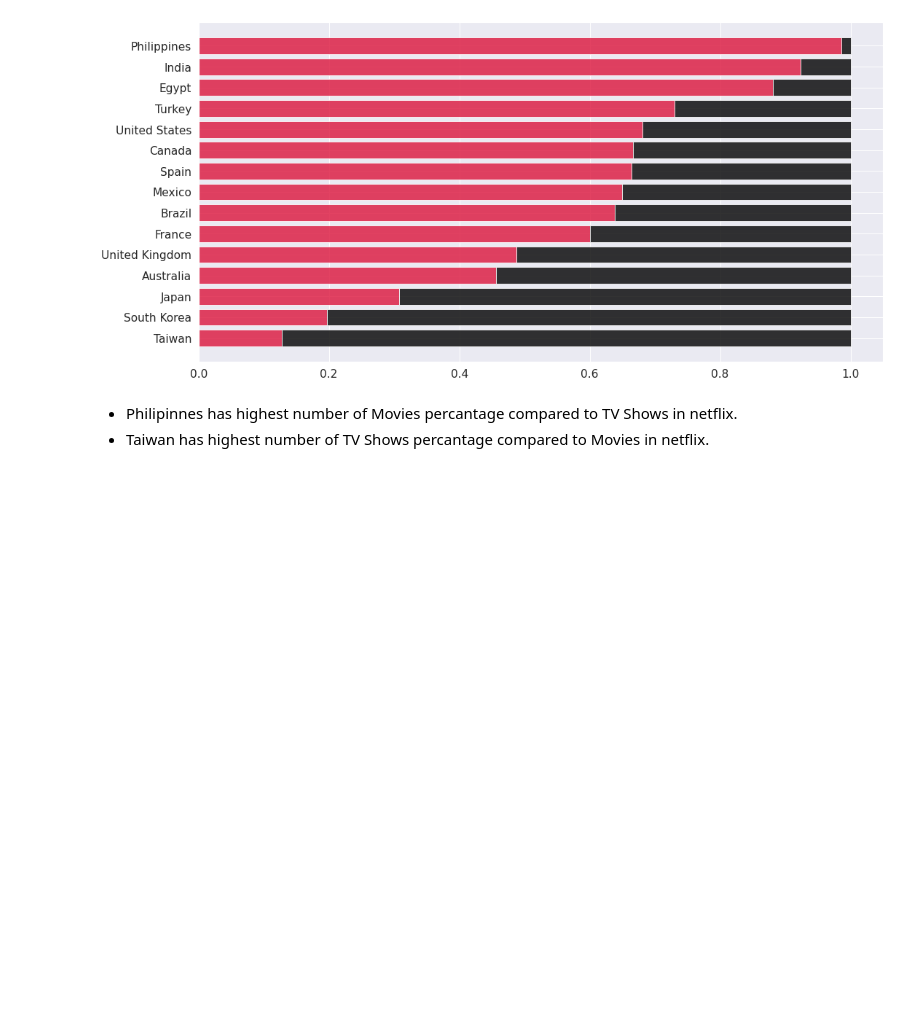
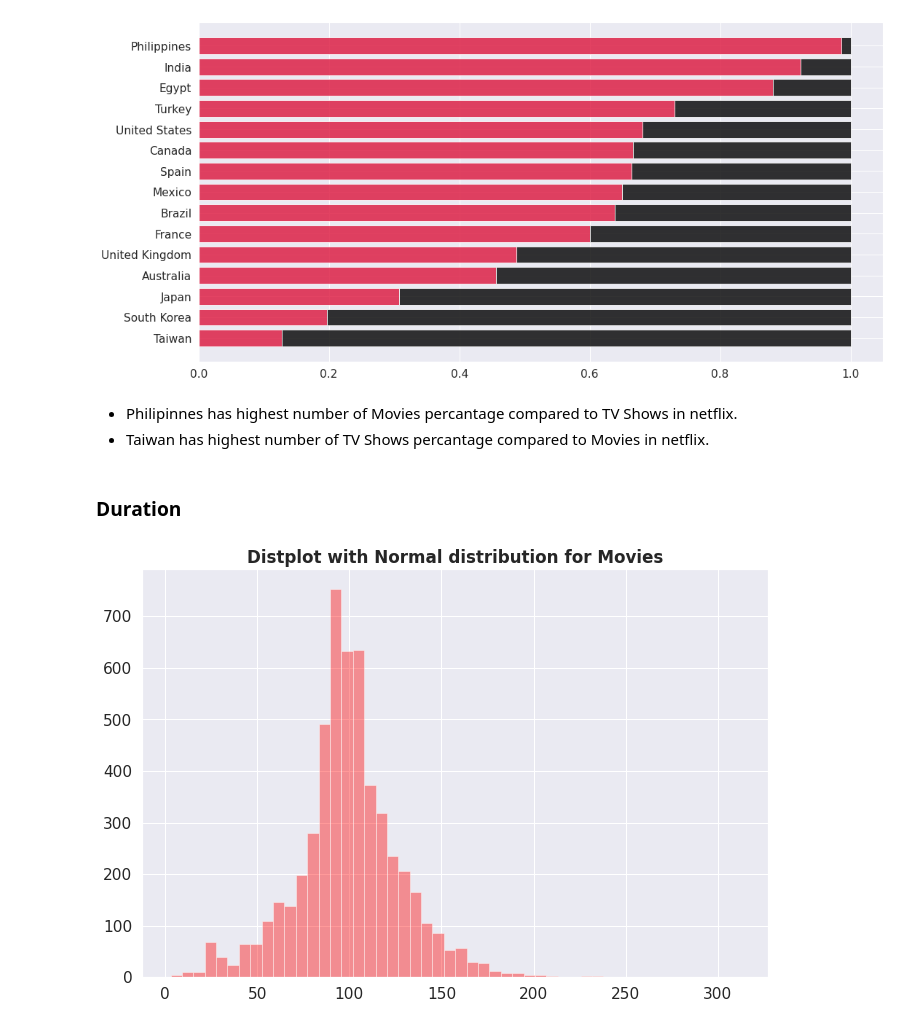
Before and after one commit to Animesh227/Netflix-Movies-and-TV-Shows-Clustering, a Jupyter notebook: NETFLIX_MOVIES_AND_TV_SHOWS_CLUSTERING_Animesh_Chakraborty.ipynb, the cells around one changed output. Cells and saved outputs as stored; diff of their text form; code cells hidden in the pictures; blank space fills up the shorter version.

```diff
--- a/NETFLIX_MOVIES_AND_TV_SHOWS_CLUSTERING_Animesh_Chakraborty.ipynb
+++ b/NETFLIX_MOVIES_AND_TV_SHOWS_CLUSTERING_Animesh_Chakraborty.ipynb
@@ -410,3 +410,14 @@ ax.barh(content_data_ratio.index, content_data_ratio['TV Show'], left=content_da
 # %% [markdown]
 *   Philipinnes has highest number of Movies percantage compared to TV Shows in netflix.
 *   Taiwan has highest number of TV Shows percantage compared to Movies in netflix.
+# %% [markdown]
+### Duration
+# %%
+# Checking the distribution of Movie Durations
+plt.figure(figsize=(10,7))
+# Regular Expression pattern \d is a regex pattern for digit + is a regex pattern for at leas
+sns.distplot(movies['duration'].str.extract('(\d+)'),kde=False, color=['red'])
+plt.title('Distplot with Normal distribution for Movies',fontweight="bold")
+plt.show()
+# %% [output]
+[figure, added]
```
Also changed, not shown: parts of 5 cells of this notebook.
